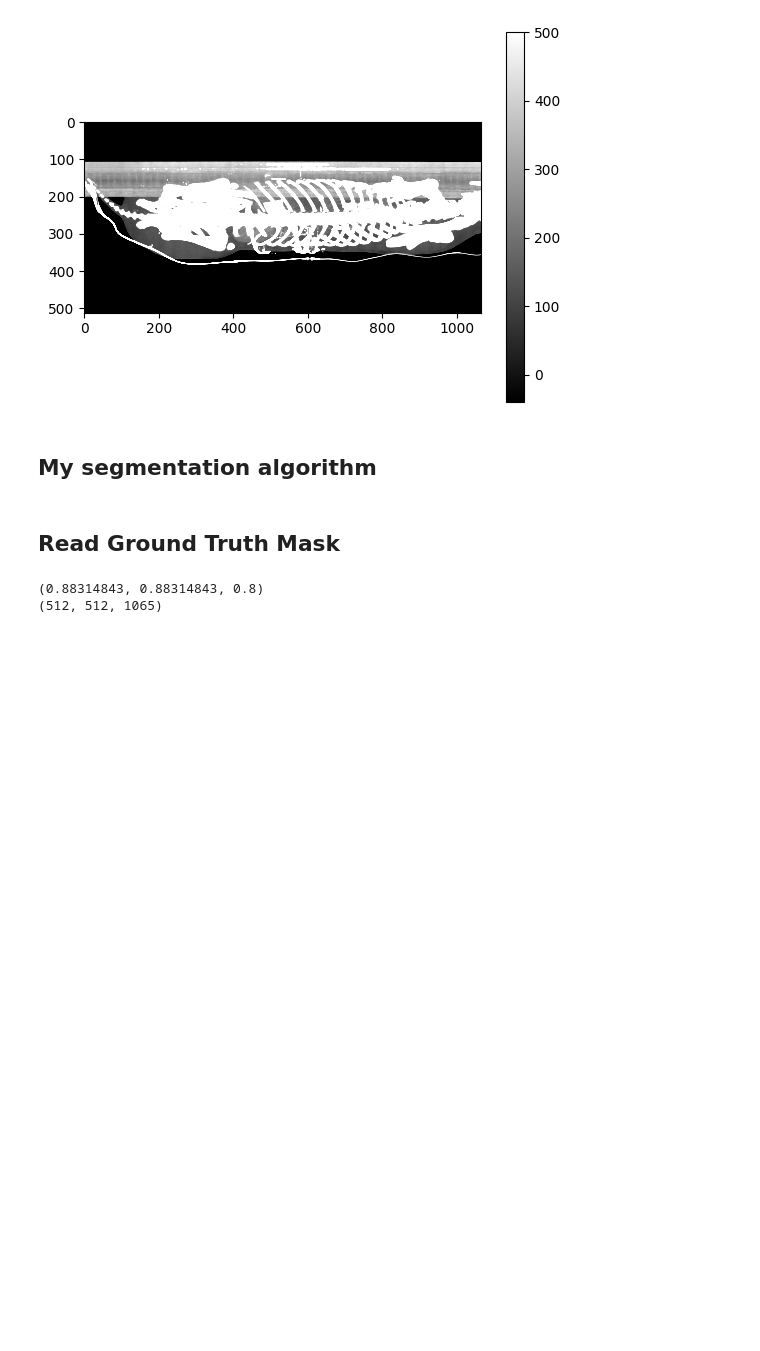
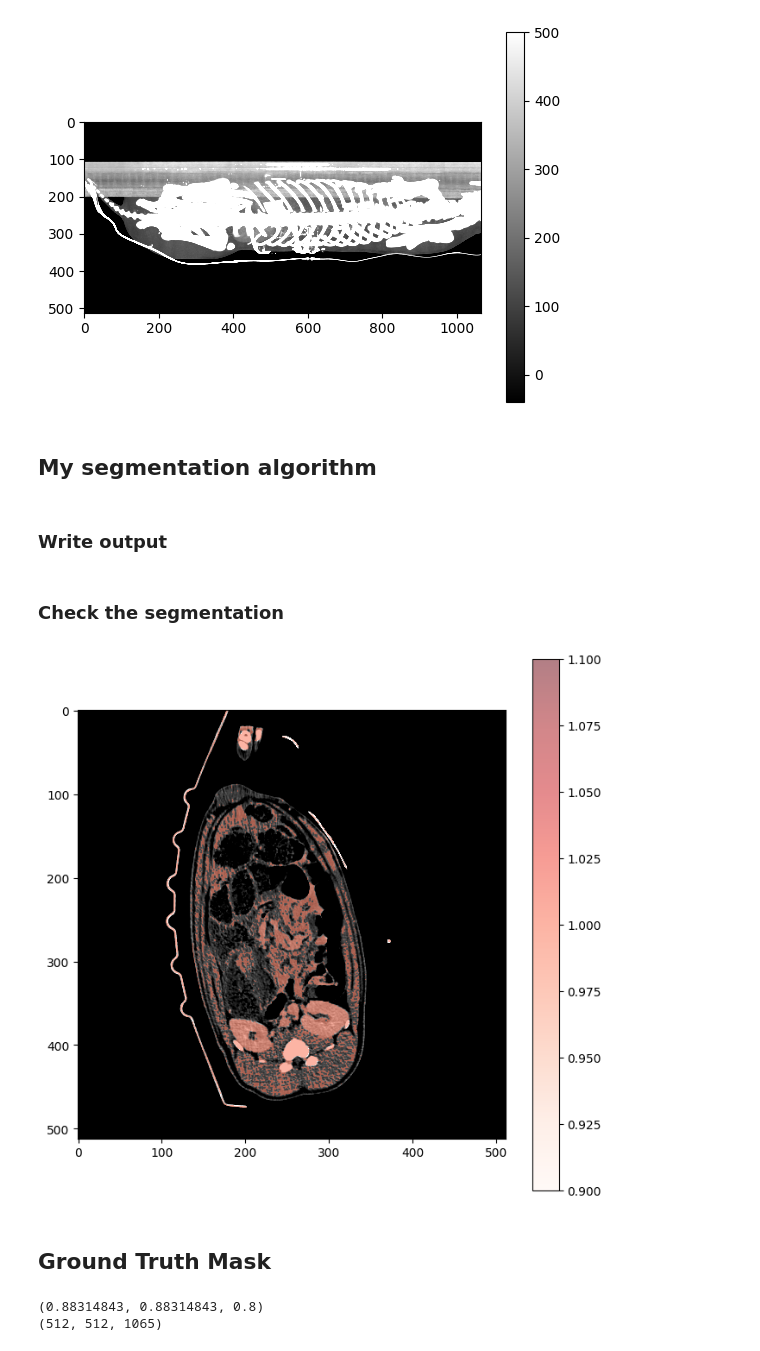
Before and after one commit to mjirik/zdo2025, a Jupyter notebook: ZDO2025.ipynb, the cells around one changed output. Cells and saved outputs as stored; diff of their text form; code cells hidden in the pictures; blank space fills up the shorter version.

Commit message:
save segmentation

```diff
--- a/ZDO2025.ipynb
+++ b/ZDO2025.ipynb
@@ -91,8 +91,9 @@ import matplotlib.pyplot as plt
 import imma
 import numpy as np
 # %%
-dataset_path = Path(os.environ.get("DATA_PP", default="/storage/plzen4-ntis/projects/korpusy_cv/ZDO/ZDO2025/pilsen_pigs_all/transplantation_nii_transposed_zdo"))
+dataset_path = Path(os.environ.get("DATA_PP", default="/storage/plzen4-ntis/projects/korpusy-public/ZDO/ZDO2025/pilsen_pigs_all/transplantation_nii_transposed_zdo"))
 assert dataset_path.exists(), "Data not found"
+output_dir=Path(".")
 # %% [markdown]
 # Process one 3D image
 # %%
@@ -155,3 +170,34 @@ seg = datap.data3d > 55
+# %% [markdown]
+### Write output
+# %%
+left_kidney_file_name = output_dir / fn.name.replace(".nii.gz", ".left_kidney.nii.gz")
+
+write_nii(seg.astype(np.uint8), datap.voxelsize_mm, left_kidney_file_name)
+# %% [markdown]
+### Check the segmentation
+# %%
+
+datap_lk = io3d.read(left_kidney_file_name)
+# %%
+
+i = 450
+
+# Display the CT slice
+plt.figure(figsize=(8, 8))
+plt.imshow(datap.data3d[:, :, i], cmap="gray", clim=[-40, 300])
+# plt.colorbar()
+
+# Create a masked array where 0 (or your background value) is masked out
+mask = datap_lk.data3d[:, :, i]
+mask_display = np.ma.masked_where(mask == 0, mask)
+
+# Overlay the kidney mask in red with transparency
+plt.imshow(mask_display, cmap="Reds", alpha=0.5)
+plt.colorbar()
+
+plt.show()
+# %% [output]
+[figure, added]
 # %% [markdown]
-## Read Ground Truth Mask
+## Ground Truth Mask
 # %%
```
Also changed, not shown: parts of 9 cells of this notebook.
